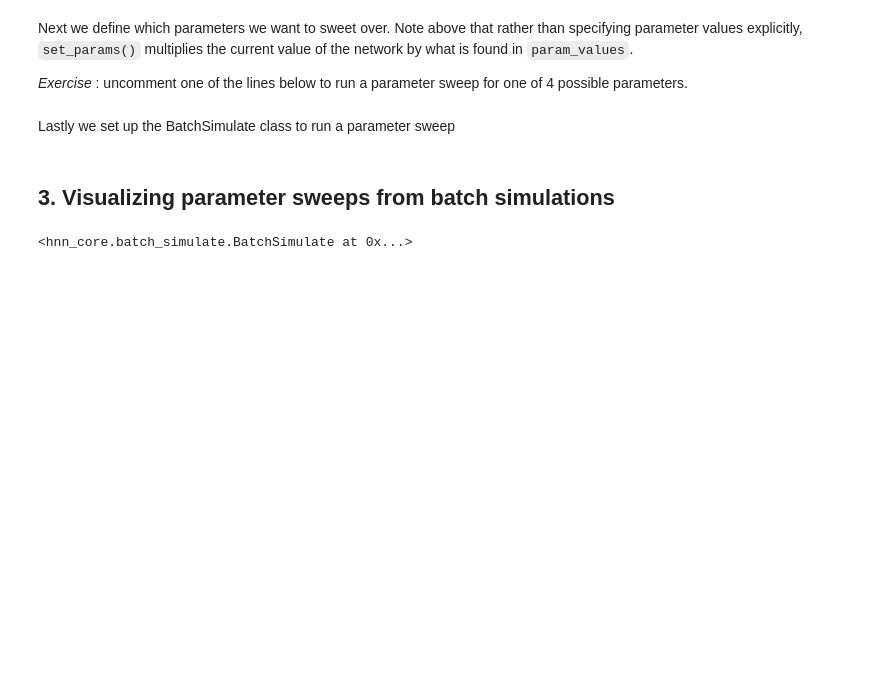
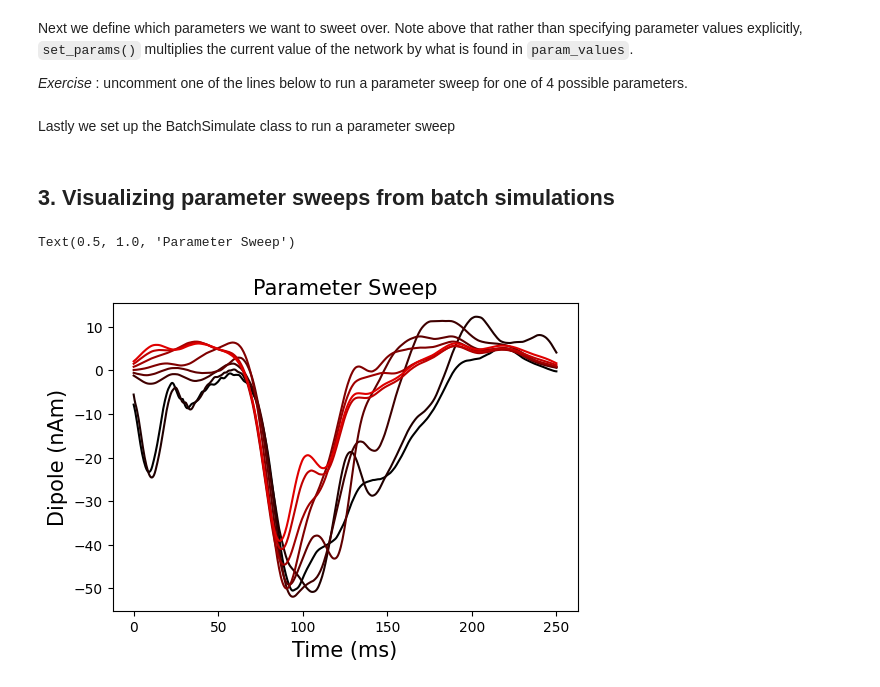
Before and after one commit to ntolley/hnn-workshop-materials, a Jupyter notebook: batch_simulation_tutorial.ipynb, the cells around one changed output. Cells and saved outputs as stored; diff of their text form; code cells hidden in the pictures; blank space fills up the shorter version.

Commit message:
add parameter sweep plot

```diff
--- a/batch_simulation_tutorial.ipynb
+++ b/batch_simulation_tutorial.ipynb
@@ -141,5 +141,24 @@ results = batch_simulation.run(param_values,
 # %% [markdown]
 ## 3. Visualizing parameter sweeps from batch simulations
 # %%
+from matplotlib.colors import LinearSegmentedColormap
+
+dpl_data = list()
+for res in results['simulated_data'][0]:
+    data = res['dpl'][0].copy().smooth(smooth).scale(scale_factor).data['agg']
+    dpl_data.append(data)
+
+colors = ['k', 'r'] # first color is black, last is red
+cmap = LinearSegmentedColormap.from_list( "Custom", colors)
+
+plt.figure(figsize=(6,4))
+for sim_idx in range(num_sims):
+    sweep_color = cmap(sim_idx / num_sims)
+    plt.plot(times, dpl_data[sim_idx], linewidth=1.5, color=sweep_color)
+
+plt.xlabel('Time (ms)', fontsize=fontsize)
+plt.ylabel('Dipole (nAm)', fontsize=fontsize)
+plt.title('Parameter Sweep', fontsize=fontsize)
 # %% [output]
-<hnn_core.batch_simulate.BatchSimulate at 0x...>
+Text(0.5, 1.0, 'Parameter Sweep')
+[figure, added]
```
